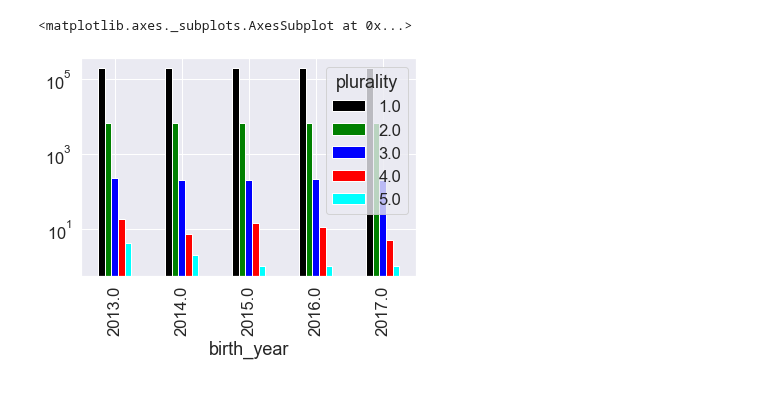
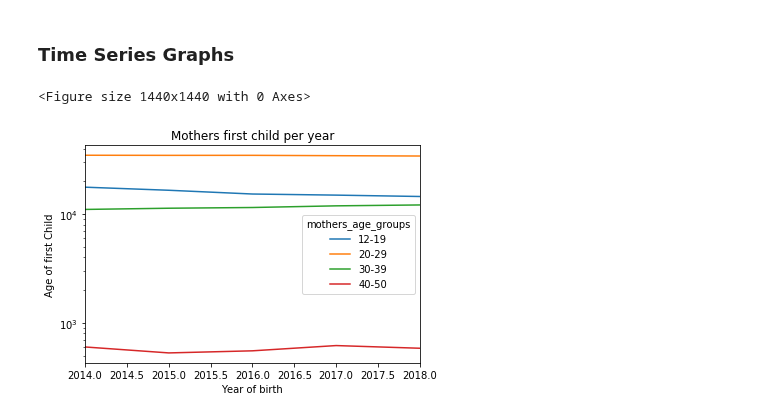
Before and after one commit to mkwasnica/CDC_capstone, a Jupyter notebook: notebooks/CHTimeSeries.ipynb, the cells around one changed output. Drawn from its saved outputs; the diff is of its cells as text; code cells hidden in the pictures.

Commit message:
Cleaned code and added functions to Time Series.

```diff
--- a/notebooks/CHTimeSeries.ipynb
+++ b/notebooks/CHTimeSeries.ipynb
@@ -40,0 +46,9 @@ totDF.head(250000)
+# %%
+def plot_gpYR(df,col,xlab,ylab,title,kind='line'):
+    groupDF = df.groupby('birth_year')[col].value_counts().unstack()
+    plt.figure(figsize=(20,20))
+    groupDF.plot(kind=kind,logy=True, legend=True)
+    plt.xlabel(xlab)
+    plt.ylabel(ylab)
+    plt.title(title)
+    return
@@ -91,5 +136,8 @@ plt.ylabel('Years based on amount of Twins')
-# %%
-totDF.groupby('birth_year')['plurality'].value_counts().unstack().plot(kind='bar',logy=True,color=['black','green','blue','red','cyan'])
-# %% [output]
-<matplotlib.axes._subplots.AxesSubplot at 0x...>
-[figure, removed]
+# %% [markdown]
+### Time Series Graphs
+# %%
+plot_gpYR(first_child,'mothers_age_groups','Year of birth',
+          'Age of first Child','Mothers first child per year')
+# %% [output]
+<Figure size 1440x1440 with 0 Axes>
+[figure, added]
```
Also changed, not shown: parts of 21 cells of this notebook, 2 other files.
